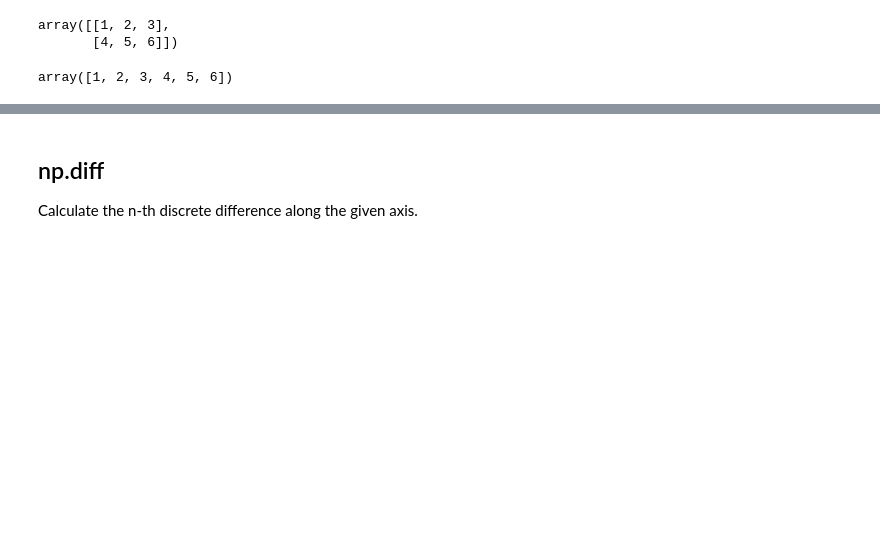
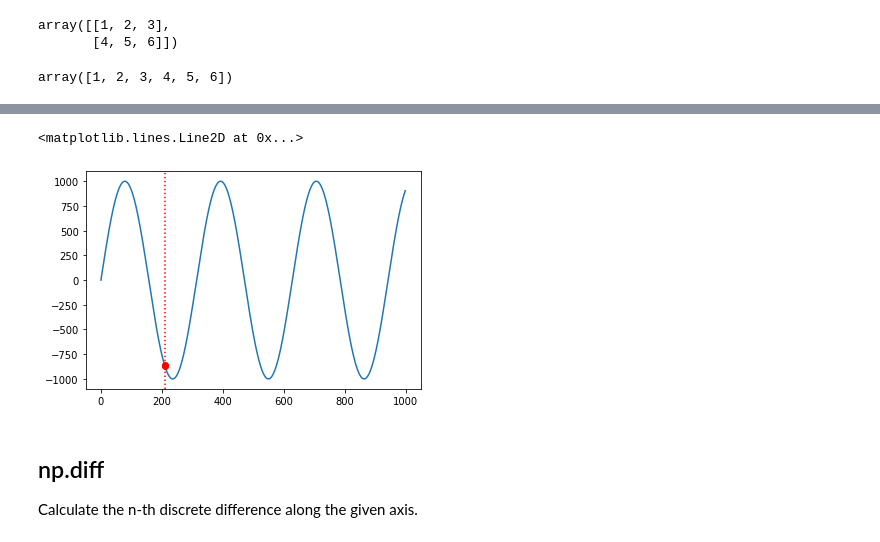
Before and after one commit to chikoungoun/Maths, a Jupyter notebook: Function - Line Intersection.ipynb, the cells around one changed output, grey strips where cells are left out. Cells and saved outputs as stored; diff of their text form; code cells hidden in the pictures; blank space fills up the shorter version.

```diff
--- a/Function - Line Intersection.ipynb
+++ b/Function - Line Intersection.ipynb
@@ -53,3 +66,10 @@ array([1, 2, 3, 4, 5, 6])
+# %%
+plt.plot(x, g, '-')
+plt.plot(x[ex], g[ex], 'ro')
+plt.axvline(x=210, linestyle=':', color='red')
+# %% [output]
+<matplotlib.lines.Line2D at 0x...>
+[figure, added]
 # %% [markdown]
 ## np.diff
 Calculate the n-th discrete difference along the given axis.
```
Also changed, not shown: parts of 2 cells of this notebook.
